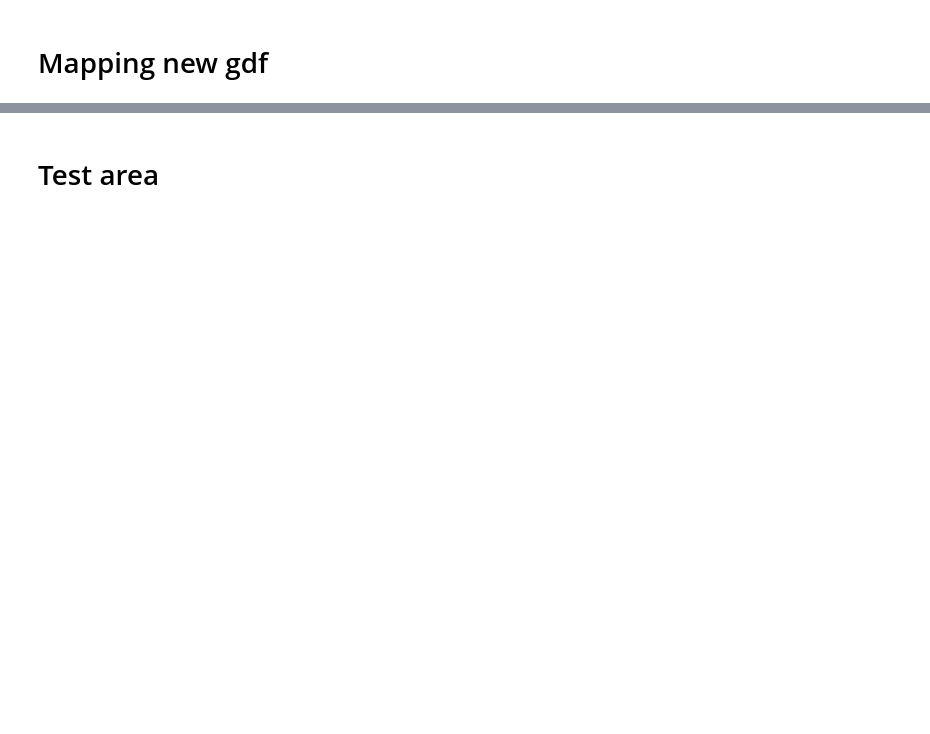
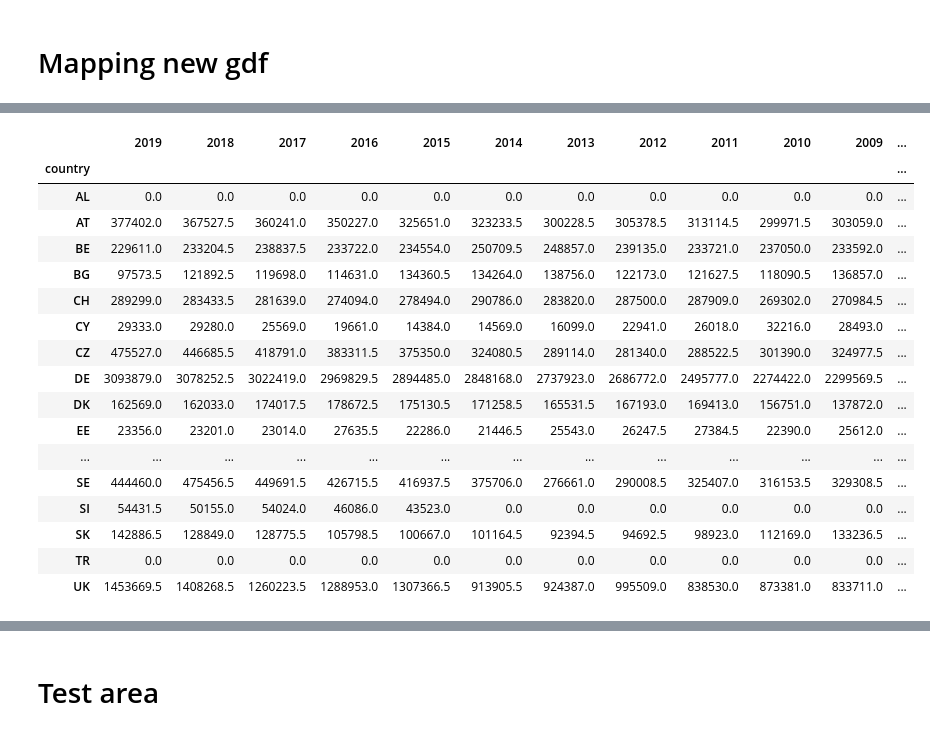
Before and after one commit to Frostie10/eurostat_test, a Jupyter notebook: test_eurostat.ipynb, the cells around one changed output, grey strips where cells are left out. Cells and saved outputs as stored; diff of their text form; code cells hidden in the pictures; blank space fills up the shorter version.

```diff
--- a/test_eurostat.ipynb
+++ b/test_eurostat.ipynb
@@ -286,0 +229,2 @@ gdf_select.plot(column = '2019',
+# %%
+df_unloading_nuts3.add(df_loading_nuts3).div(2)
@@ -286,0 +246,5 @@ gdf_select.plot(column = '2019',
+# %%
+#load national transport amount with NUTS 3 regions, take average of un- loading, sum up total transport
+df_average_transport_total_EC = df_unloading_nuts3.add(df_loading_nuts3).div(2)
+df_average_transport_total_EC = df_average_transport_total_EC.set_index(gdf.set_index('CNTR_CODE').index.rename('country'), append=True)
+sum_total_national_transport = df_average_transport_total_EC.groupby('country').sum()
@@ -286,0 +285,21 @@ gdf_select.plot(column = '2019',
+# %%
+sum_total_national_transport
+# %% [output]
+|  | 2019 | 2018 | 2017 | 2016 | 2015 | 2014 | 2013 | 2012 | 2011 | 2010 | 2009 | ... |
+| country |  |  |  |  |  |  |  |  |  |  |  | ... |
+| AL | 0.0 | 0.0 | 0.0 | 0.0 | 0.0 | 0.0 | 0.0 | 0.0 | 0.0 | 0.0 | 0.0 | ... |
+| AT | 377402.0 | 367527.5 | 360241.0 | 350227.0 | 325651.0 | 323233.5 | 300228.5 | 305378.5 | 313114.5 | 299971.5 | 303059.0 | ... |
+| BE | 229611.0 | 233204.5 | 238837.5 | 233722.0 | 234554.0 | 250709.5 | 248857.0 | 239135.0 | 233721.0 | 237050.0 | 233592.0 | ... |
+| BG | 97573.5 | 121892.5 | 119698.0 | 114631.0 | 134360.5 | 134264.0 | 138756.0 | 122173.0 | 121627.5 | 118090.5 | 136857.0 | ... |
+| CH | 289299.0 | 283433.5 | 281639.0 | 274094.0 | 278494.0 | 290786.0 | 283820.0 | 287500.0 | 287909.0 | 269302.0 | 270984.5 | ... |
+| CY | 29333.0 | 29280.0 | 25569.0 | 19661.0 | 14384.0 | 14569.0 | 16099.0 | 22941.0 | 26018.0 | 32216.0 | 28493.0 | ... |
+| CZ | 475527.0 | 446685.5 | 418791.0 | 383311.5 | 375350.0 | 324080.5 | 289114.0 | 281340.0 | 288522.5 | 301390.0 | 324977.5 | ... |
+| DE | 3093879.0 | 3078252.5 | 3022419.0 | 2969829.5 | 2894485.0 | 2848168.0 | 2737923.0 | 2686772.0 | 2495777.0 | 2274422.0 | 2299569.5 | ... |
+| DK | 162569.0 | 162033.0 | 174017.5 | 178672.5 | 175130.5 | 171258.5 | 165531.5 | 167193.0 | 169413.0 | 156751.0 | 137872.0 | ... |
+| EE | 23356.0 | 23201.0 | 23014.0 | 27635.5 | 22286.0 | 21446.5 | 25543.0 | 26247.5 | 27384.5 | 22390.0 | 25612.0 | ... |
+| ... | ... | ... | ... | ... | ... | ... | ... | ... | ... | ... | ... | ... |
+| SE | 444460.0 | 475456.5 | 449691.5 | 426715.5 | 416937.5 | 375706.0 | 276661.0 | 290008.5 | 325407.0 | 316153.5 | 329308.5 | ... |
+| SI | 54431.5 | 50155.0 | 54024.0 | 46086.0 | 43523.0 | 0.0 | 0.0 | 0.0 | 0.0 | 0.0 | 0.0 | ... |
+| SK | 142886.5 | 128849.0 | 128775.5 | 105798.5 | 100667.0 | 101164.5 | 92394.5 | 94692.5 | 98923.0 | 112169.0 | 133236.5 | ... |
+| TR | 0.0 | 0.0 | 0.0 | 0.0 | 0.0 | 0.0 | 0.0 | 0.0 | 0.0 | 0.0 | 0.0 | ... |
+| UK | 1453669.5 | 1408268.5 | 1260223.5 | 1288953.0 | 1307366.5 | 913905.5 | 924387.0 | 995509.0 | 838530.0 | 873381.0 | 833711.0 | ... |
```
Also changed, not shown: parts of 37 cells of this notebook.
